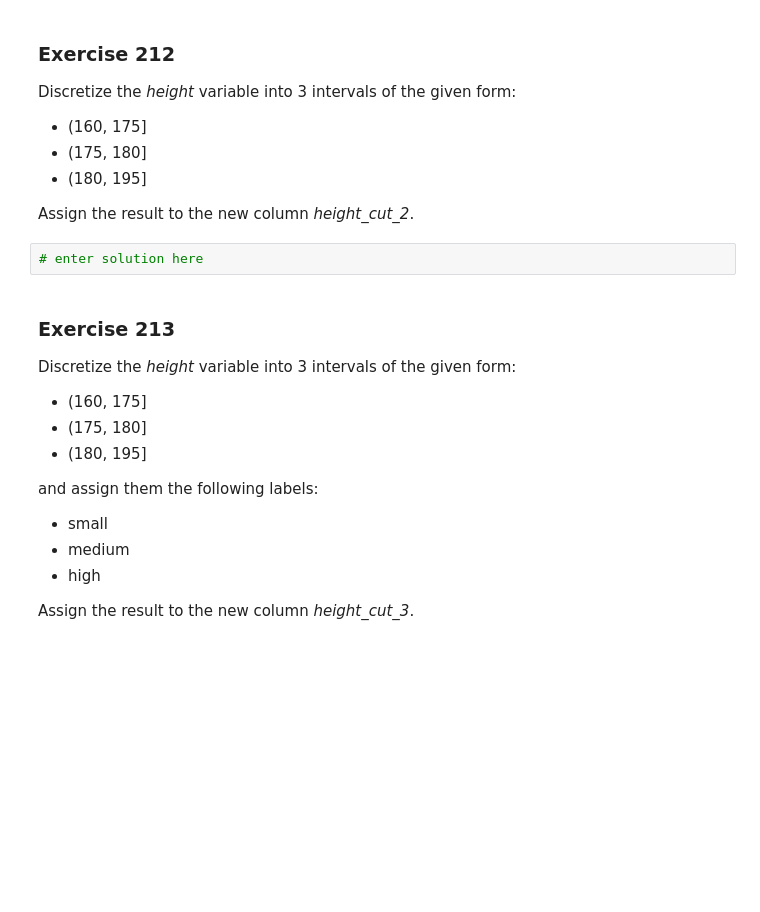
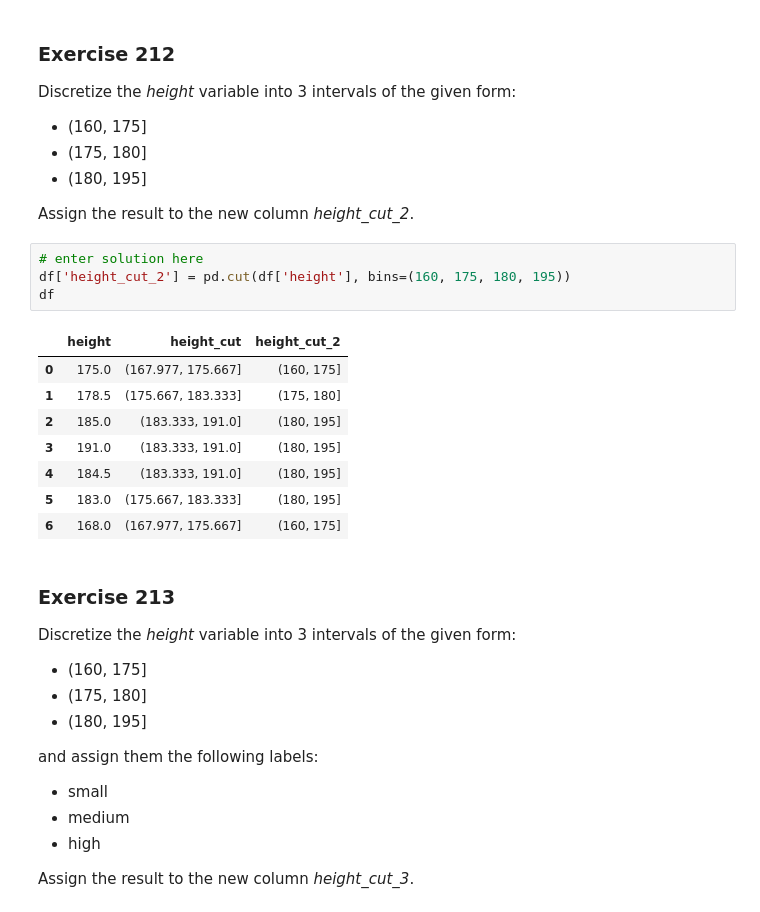
Before and after one commit to Olamyyde/test-colab, a Jupyter notebook: 211_220_exercises.ipynb, the cells around one changed output. Saved outputs shown, nothing was run; the diff lists cells and outputs as text; blank space fills up the shorter version.

```diff
--- a/211_220_exercises.ipynb
+++ b/211_220_exercises.ipynb
@@ -42,8 +55,19 @@ Discretize the _height_ variable into 3 intervals of the given form:
 * (180, 195]
 
 Assign the result to the new column _height_cut_2_.
-# %%
-# enter solution here
+# %%
+# enter solution here
+df['height_cut_2'] = pd.cut(df['height'], bins=(160, 175, 180, 195))
+df
+# %% [output]
+|  | height | height_cut | height_cut_2 |
+| 0 | 175.0 | (167.977, 175.667] | (160, 175] |
+| 1 | 178.5 | (175.667, 183.333] | (175, 180] |
+| 2 | 185.0 | (183.333, 191.0] | (180, 195] |
+| 3 | 191.0 | (183.333, 191.0] | (180, 195] |
+| 4 | 184.5 | (183.333, 191.0] | (180, 195] |
+| 5 | 183.0 | (175.667, 183.333] | (180, 195] |
+| 6 | 168.0 | (167.977, 175.667] | (160, 175] |
 # %% [markdown]
 ### <a name='3'></a> Exercise 213
 Discretize the _height_ variable into 3 intervals of the given form:
```
Also changed, not shown: parts of 15 cells of this notebook.
